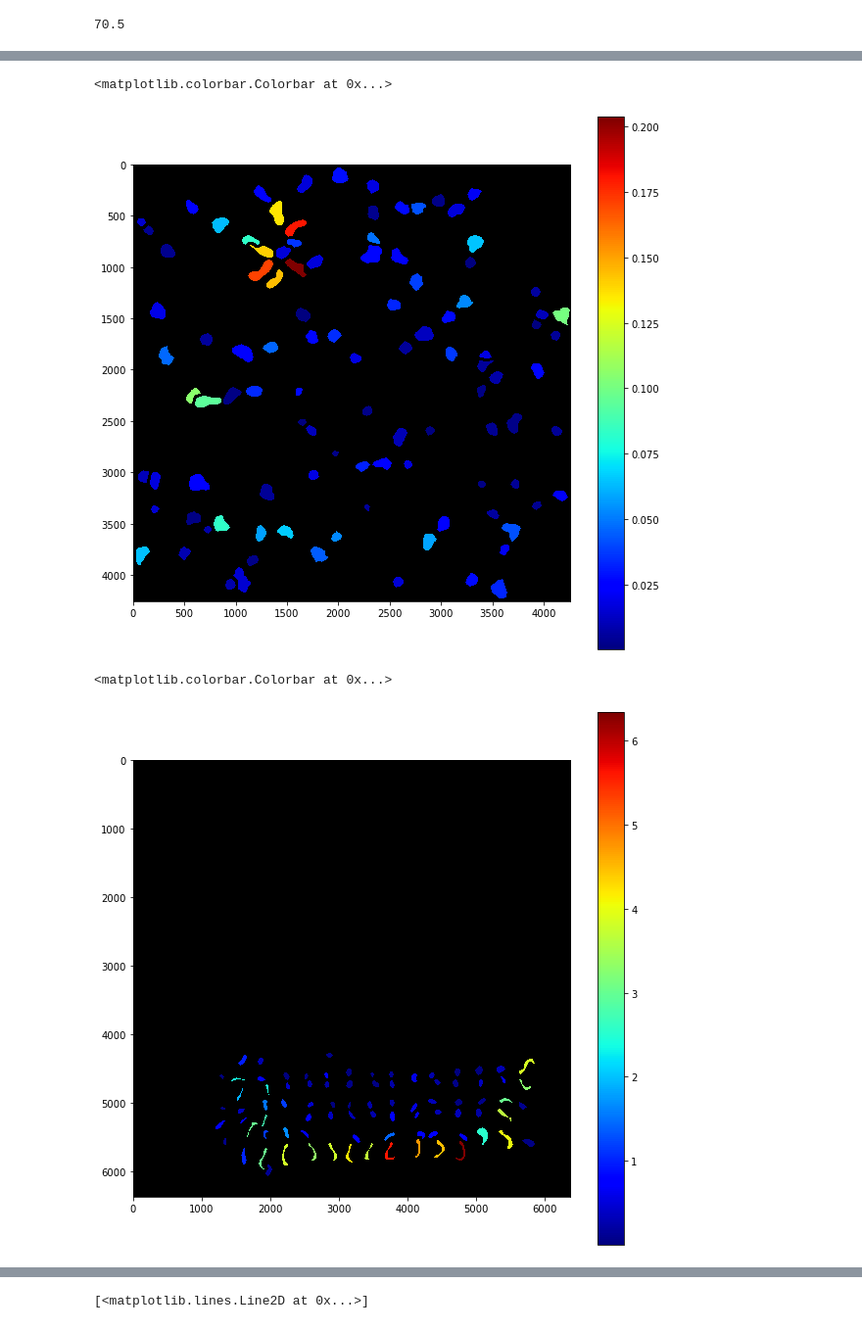
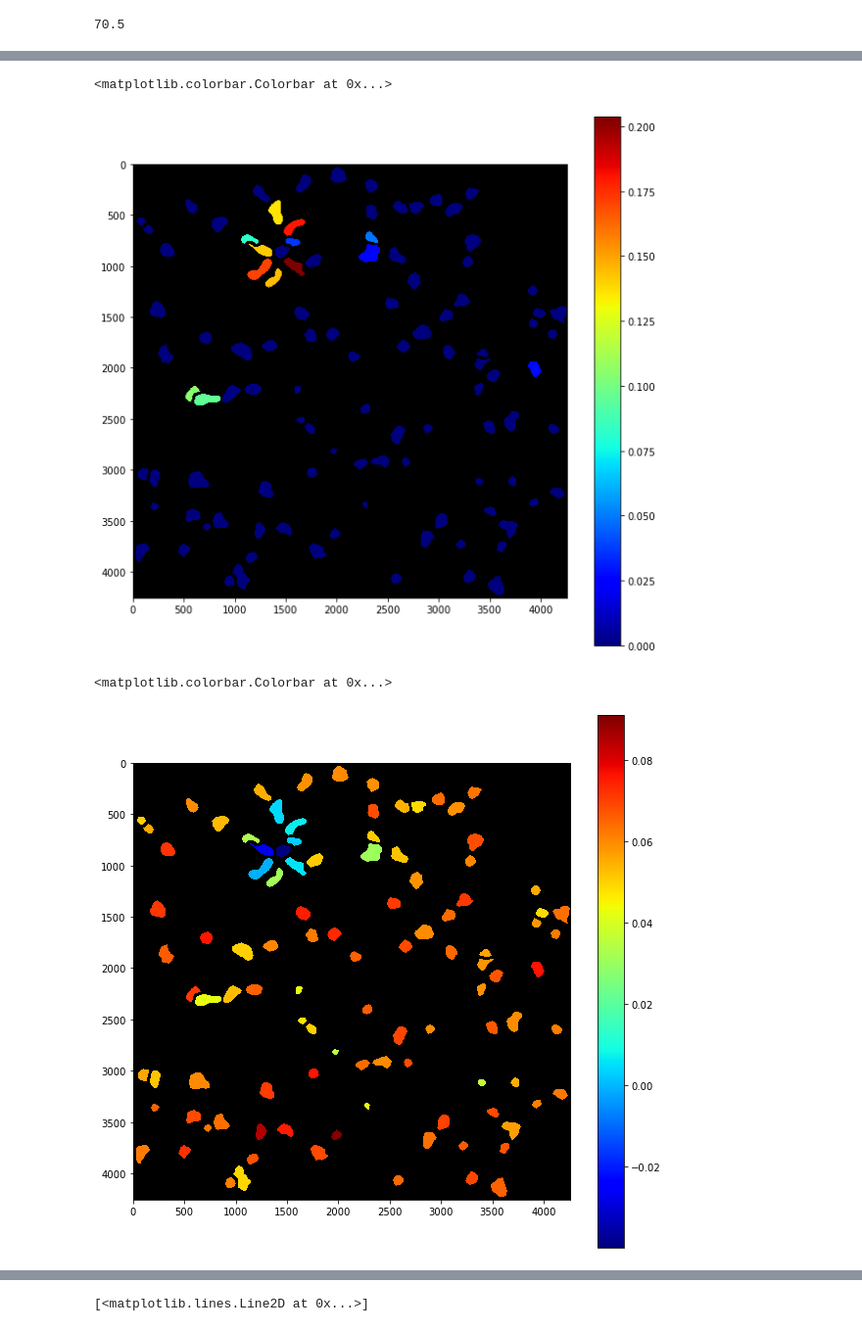
Before and after one commit to iamsmurph/SymBreak, a Jupyter notebook: scripting/obtain_metrics.ipynb, the cells around one changed output, grey strips where cells are left out. Shown at 98% size. Cells and saved outputs as stored; diff of their text form; code cells hidden in the pictures.

```diff
--- a/scripting/obtain_metrics.ipynb
+++ b/scripting/obtain_metrics.ipynb
@@ -291,14 +291,14 @@ def get_gene_dipole(hey,contour,epsilon,img_gene1,img_gene2): #function that sep
             region_cont=np.concatenate((line1,side1))
             im_zer = np.zeros( (img.shape[0],img.shape[1]) ) # create a single channel 200x200 pixel black image
             filled_array = cv2.fillPoly(im_zer, pts =[region_cont], color=(255))
-
+            filled_array[filled_array == 0] = np.nan
             region = np.argwhere(filled_array == 255)
 
             segment=np.squeeze(img_gene1[:,:,0])*filled_array
-            segment[segment == 0] = np.nan
+
             gene1=np.append(gene1, np.nanmean(segment)/255)
             segment=np.squeeze(img_gene2[:,:,0])*filled_array
-            segment[segment == 0] = np.nan
+
             gene2=np.append(gene2, np.nanmean(segment)/255)
             position=np.append(position, mid_point-eps/2)
 
@@ -320,6 +320,9 @@ def get_gene_dipole(hey,contour,epsilon,img_gene1,img_gene2): #function that sep
         dip_2=gene2/np.max(np.squeeze(img_gene2[:,:,0]))*(position-np.shape(hey)[0]/2)
         #dip_2=0
         dipole=np.abs(np.sum(dip_1)-np.sum(dip_2))/(np.shape(hey)[0]/2)
+
+        if np.max(gene1/np.max(np.squeeze(img_gene1[:,:,0])))<0.03 or np.max(gene2)/np.max(np.squeeze(img_gene2[:,:,0]))<0.03:
+            dipole=np.array([0])
         #print(gene1/np.max(np.squeeze(img_gene1[:,:,0])))
         #print(gene2/np.max(np.squeeze(img_gene2[:,:,0])))
         #print(position)
@@ -349,6 +352,7 @@ aspect_ratio_list=np.empty([1,0])
 meso_list=np.empty([1,0])
 centroid_list=[[1,1], [1,1]]
 true_org=np.empty([1,0])
+mean_m_list=np.empty([1,0])
 
 for ii in range(np.shape(contours)[0]):
 
@@ -364,6 +368,16 @@ for ii in range(np.shape(contours)[0]):
     if true_org[ii]==1:
         im_zer = np.zeros( (img.shape[0],img.shape[1]) ) # create a single channel 200x200 pixel black image
         filled_array = cv2.fillPoly(im_zer, pts =[contours[ii]], color=(255))
+
+        # diff of mean intensity
+        filled_array[filled_array == 0] = np.nan
+        segment=np.squeeze(img_gene1[:,:,0])*filled_array
+        mean1=np.nanmean(segment)/(255*np.max(np.squeeze(img_gene1[:,:,0])))
+
+        segment=np.squeeze(img_gene2[:,:,0])*filled_array
+        mean2=np.nanmean(segment)/(255*np.max(np.squeeze(img_gene2[:,:,0])))
+
+        meanm=mean1-mean2
 
         obj = np.argwhere(filled_array == 255)
 
@@ -460,11 +474,13 @@ for ii in range(np.shape(contours)[0]):
         aspect_ratio_list=np.append(aspect_ratio_list,aspect_ratio)
         meso_list=np.append(meso_list,meso)
         centroid_list=np.append(centroid_list,[centroid],axis=0)
+        mean_m_list=np.append(mean_m_list,meanm)
         print('dipole gene=',dipole)
         print('elongation=',elongation)
         print('aspect ratio=',aspect_ratio)
         print('centroid=',centroid)
         print('mesoderm marker=',meso)
+        print('mean=',meanm)
 #plt.show()
 centroid_list=np.delete(centroid_list, [0,1],0)
 end = timeit.timeit()
@@ -563,5 +594,7 @@ dip_1=gene1/np.max(gene1)*(position-np.shape(hey)[0]/2)
 dip_2=gene2/np.max(gene2)*(position-np.shape(hey)[0]/2)
 dipole=np.abs(np.sum(dip_1)-np.sum(dip_2))/(np.shape(hey)[0]/2)
 # %%
-np.argwhere(dipole_list==0.10262440526961177)
+mean_m_list=np.empty([0,0])
+[meanm]
+mean_m_list=np.append(mean_m_list,meanm,axis=0)
 # %% [output]
@@ -589,6 +622,8 @@ df
 105 rows × 5 columns
 # %%
 im_color=np.zeros( (img.shape[0],img.shape[1]) )
+
+im_color[im_color==0]=np.nan
 for ii in range(np.shape(dipole_list)[0]):
 
     if true_org[ii]==1:
@@ -598,7 +633,7 @@ for ii in range(np.shape(dipole_list)[0]):
         obj = np.argwhere(filled_array == 255)
         im_color[obj[:,0],obj[:,1]]=dipole_list[ii]
 plt.figure(figsize=(10,10))
-im_color[im_color==0]=np.nan
+
 cmap = plt.cm.get_cmap("jet")
 cmap.set_bad(color = 'k', alpha = 1)
 im = plt.imshow(im_color, cmap=cmap)
@@ -606,9 +641,27 @@ im = plt.imshow(im_color, cmap=cmap)
 plt.colorbar(im)
 # %% [output]
 <matplotlib.colorbar.Colorbar at 0x...>
-[figure, old version]
+[figure, new version]
 # %%
+im_color=np.zeros( (img.shape[0],img.shape[1]) )
+
+im_color[im_color==0]=np.nan
+for ii in range(np.shape(dipole_list)[0]):
+
+    if true_org[ii]==1:
+        im_zer = np.zeros( (img.shape[0],img.shape[1]) ) # create a single channel 200x200 pixel black image
+        filled_array = cv2.fillPoly(im_zer, pts =[contours[ii]], color=(255))
+
+        obj = np.argwhere(filled_array == 255)
+        im_color[obj[:,0],obj[:,1]]=mean_m_list[ii]
+plt.figure(figsize=(10,10))
+
+cmap = plt.cm.get_cmap("jet")
+cmap.set_bad(color = 'k', alpha = 1)
+im = plt.imshow(im_color, cmap=cmap)
+
+plt.colorbar(im)
 # %% [output]
 <matplotlib.colorbar.Colorbar at 0x...>
-[figure, old version]
+[figure, new version]
 # %%
```
Also changed, not shown: parts of 4 cells of this notebook.
